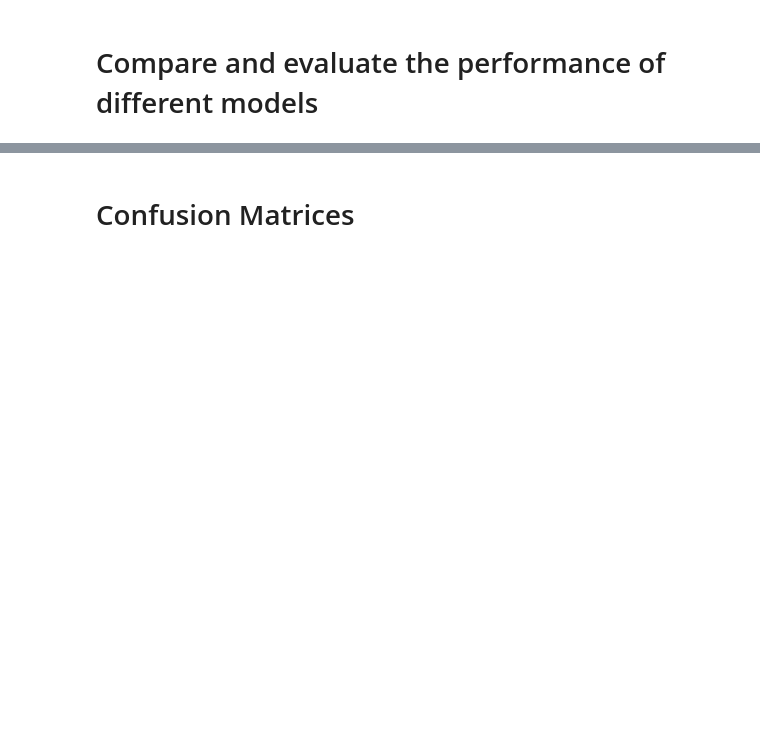
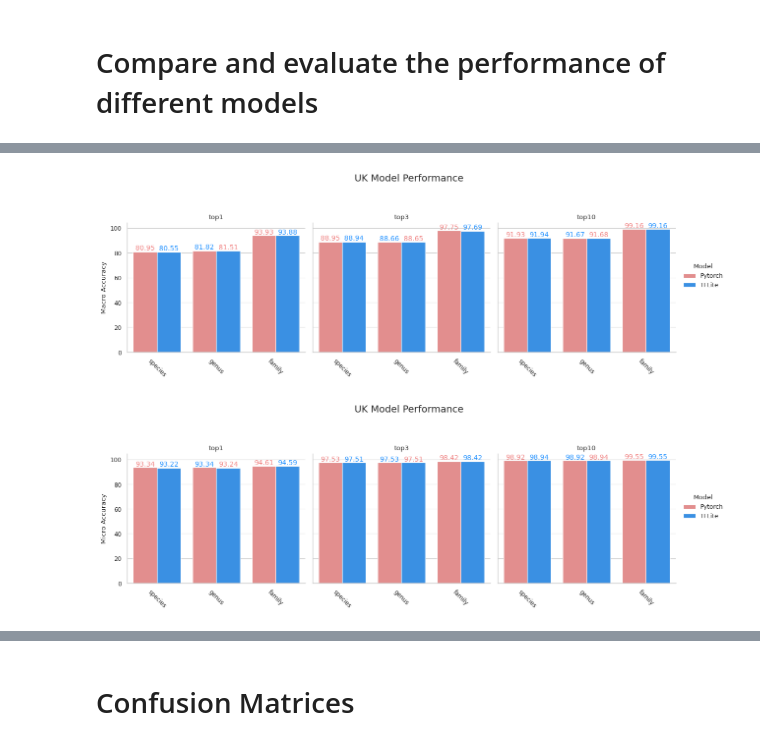
Before and after one commit to AMI-system/compress_models, a Jupyter notebook: Evalutation.ipynb, the cells around one changed output, grey strips where cells are left out. Saved outputs shown, nothing was run; the diff lists cells and outputs as text; code cells hidden in the pictures; blank space fills up the shorter version.

```diff
--- a/Evalutation.ipynb
+++ b/Evalutation.ipynb
@@ -176,0 +91,7 @@ g.savefig('./outputs/plots/costarica_micro.png', dpi=300, bbox_inches='tight')
+# %%
+uk_df = summarise_data(uk_micro, uk_macro, uk_taxon)
+bar_plot(uk_df, save=True, region='UK')
+bar_plot(uk_df, col_name='Micro', save=True, region='UK')
+# %% [output]
+[figure, added]
+[figure, added]
```
Also changed, not shown: parts of 12 cells of this notebook.
